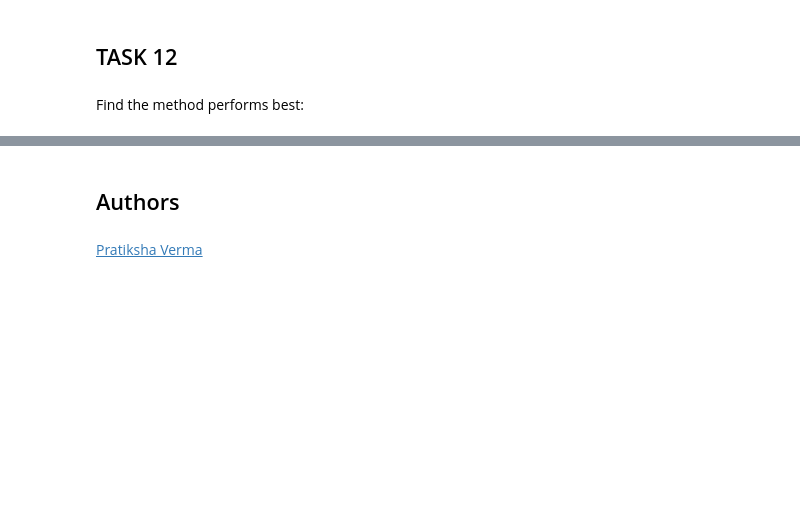
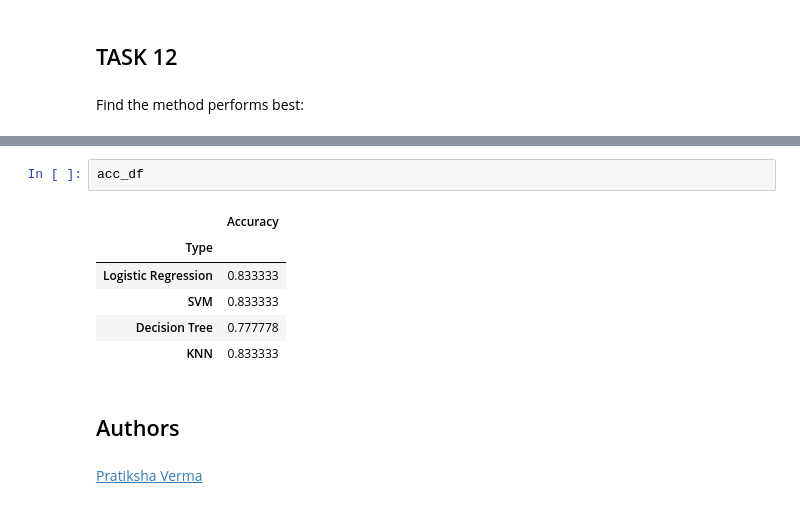
Before and after one commit to matt-mccarthy/ibm-ds-capstone, a Jupyter notebook: notebooks/SpaceX_Machine_Learning_Prediction_Part_5.jupyterlite.ipynb, the cells around one changed output, grey strips where cells are left out. Saved outputs shown, nothing was run; the diff lists cells and outputs as text; blank space fills up the shorter version.

```diff
--- a/notebooks/SpaceX_Machine_Learning_Prediction_Part_5.jupyterlite.ipynb
+++ b/notebooks/SpaceX_Machine_Learning_Prediction_Part_5.jupyterlite.ipynb
@@ -332,3 +356,12 @@ All of the methods here perform equally well according to their scores and confu
+# %%
+acc_df
+# %% [output]
+|  | Accuracy |
+| Type |  |
+| Logistic Regression | 0.833333 |
+| SVM | 0.833333 |
+| Decision Tree | 0.777778 |
+| KNN | 0.833333 |
 # %% [markdown]
 ## Authors
 # %% [markdown]
```
Also changed, not shown: parts of 6 cells of this notebook, 6 other files.
